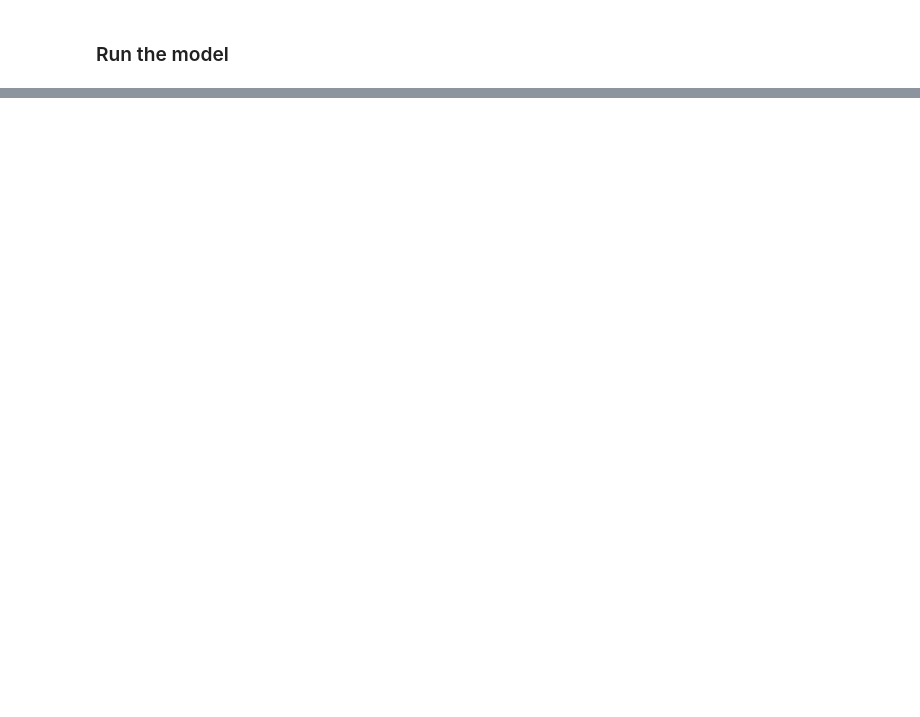
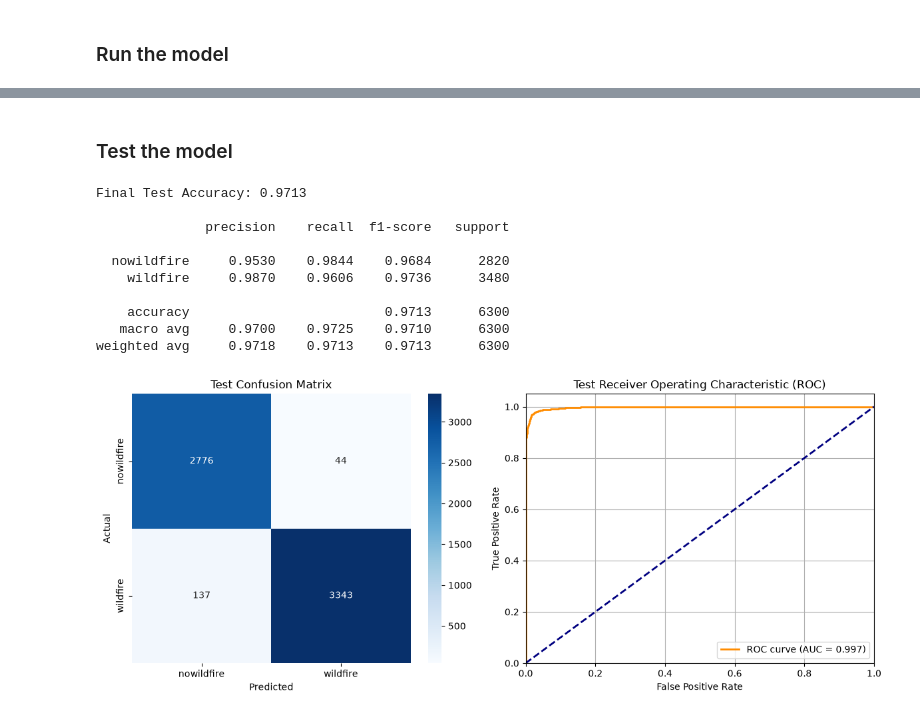
Before and after one commit to KeerthikaReddy02/ForgeHacks-2026, a Jupyter notebook: backend/ml/satellite_image_classification/satellite_image_classification.ipynb, the cells around one changed output, grey strips where cells are left out. Cells and saved outputs as stored; diff of their text form; code cells hidden in the pictures; blank space fills up the shorter version.

```diff
--- a/backend/ml/satellite_image_classification/satellite_image_classification.ipynb
+++ b/backend/ml/satellite_image_classification/satellite_image_classification.ipynb
@@ -300,0 +392,17 @@ Validation Loss: 0.0299 | Validation Acc: 0.9911
+# %% [markdown]
+### Test the model
+# %%
+# Test the model
+test_model(model, test_dataloader, class_names=train_dataset.classes)
+# %% [output]
+Final Test Accuracy: 0.9713
+
+              precision    recall  f1-score   support
+
+  nowildfire     0.9530    0.9844    0.9684      2820
+    wildfire     0.9870    0.9606    0.9736      3480
+
+    accuracy                         0.9713      6300
+   macro avg     0.9700    0.9725    0.9710      6300
+weighted avg     0.9718    0.9713    0.9713      6300
+[figure, added]
```
Also changed, not shown: parts of 10 cells of this notebook, 1 other file.
